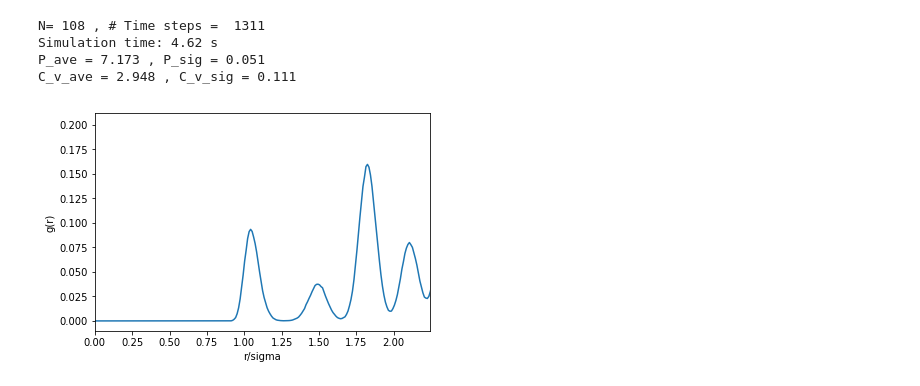
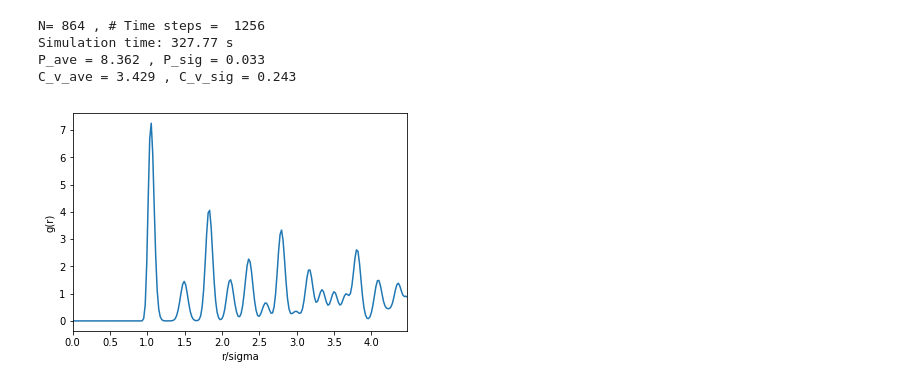
Before and after one commit to VHeusinkveld/Argon_Atom_Simulation-CP1, a Jupyter notebook: main_file.ipynb, the cells around one changed output. Cells and saved outputs as stored; diff of their text form; code cells hidden in the pictures.

```diff
--- a/main_file.ipynb
+++ b/main_file.ipynb
@@ -291,26 +290,31 @@ def pressure(trials, btstrp_seq, last_data_iteration, last_renorm_time, Sum_rF,
 # Configuration of the simulation
 
 # Parameters
-T = 0.8 # Kelvin /119.8
-density = 1.2
+T = 1 # Kelvin /119.8
+density = 0.8
 
 # Defining the geometry
-unit_power = 3                     # amount of cells alone 1 axis (drawn from 'xyz')
+unit_power = 8                     # amount of cells alone 1 axis (drawn from 'xyz')
 unit_cells = unit_power**3         # nubmer of cells in total
 N_unit = 4                         # 4 partciles per unit cell
 unit_size = (N_unit/density)**(1/3)
-L = unit_size*(unit_power)         # Box size
+L = unit_size*(unit_power)         # box size
 N = N_unit*unit_cells              # number of particles
-dim = 3                            # Dimensions of the problem, fcc should use 3D
+dim = 3                            # dimensions of the problem, fcc should use 3D
 
 lattice = "fcc"                    # fcc or random
 algorithm = "verlet"               # euler or velvet
 
 # Renormalization parameters
 conf_level = 1                    # amount of standard deviations from the average temperature
-inter_numb = 2                    # Number of interactions per particle
-renorm_count_max = 10             # Times that renorm function was called but no renorm was necesary (already correct T)
-equi_data = 1000                  # Datapoints wanted in equilibrium position
+inter_numb = 1                    # number of interactions per particle
+renorm_count_max = 20             # times that renorm function was called but no renorm was necesary (already correct T)
+equi_data = 1000                  # datapoints wanted in equilibrium position
+
+# Paircorrelatoin
+bin_resolution = 50
+bin_number = int(bin_resolution*L)
+bin_delta = (L-0)/bin_number
 
 # Bootstrap parameters
 trials = 100
@@ -320,7 +324,7 @@ import time
 start_time = time.time()
 
 delta_t = 4e-3
-t_max = 2000*delta_t
+t_max = 4000*delta_t
 
 t_range = np.arange(0, t_max, delta_t) # time steps
 x_init, v_init = particle_generator(lattice,L, N, dim)
@@ -332,11 +336,13 @@ delta_tot, r = particle_dist(L, N, x, dim)
 F_tot, U = pot_and_force(delta_tot, r, dim, N)
 
 # Initializing all necesary arrays and floats
-pos, differ, E_pot, C_v, E_kin, T_tot, N_inter, Sum_rF  = initialize_arrays(t_range, N, dim)
+pos, differ_bins, E_pot, E_kin, T_tot, N_inter, Sum_rF  = initialize_arrays(t_range, N, dim, bin_number)
 last_renorm_time = 0
 sum_past = 0
 N_inter_tot = 0
 renorm_count = 0
+
+bins = np.linspace(0,L,bin_number)
 
 for i, t in enumerate(t_range):
     E_kin[i], E_pot[i] = pot_calc(U, v)
@@ -362,7 +368,7 @@ for i, t in enumerate(t_range):
 
     pos[i, :, :] = x.transpose()                # used for animation
     Sum_rF[i] = np.sum(np.sum(x*F_tot, axis=0)) # used for pressure
-    differ[i,:,:] = r                           # used for pair correlation
+    differ_bins[i,:], bin_edges = np.histogram(r[r!=np.inf], bins) # used for pair correlation
 
     if renorm_count >= renorm_count_max and i - last_renorm_time > equi_data:
         '''Breaks if enough equilibrium data is aquired.'''
@@ -384,30 +390,26 @@ C_v_ave, C_v_sig = specific_heat(trials, btstrp_seq, last_data_iteration, last_r
 print('P_ave =', np.round(P_ave,3),',','P_sig =', np.round(P_sig,3))
 print('C_v_ave =', np.round(C_v_ave,3),',','C_v_sig =', np.round(C_v_sig,3))
 # %% [output]
-N= 108 , # Time steps =  1311
-Simulation time: 4.62 s
-P_ave = 7.173 , P_sig = 0.051
-C_v_ave = 2.948 , C_v_sig = 0.111
+N= 864 , # Time steps =  1256
+Simulation time: 327.77 s
+P_ave = 8.362 , P_sig = 0.033
+C_v_ave = 3.429 , C_v_sig = 0.243
 # %%
-# auto correlation
+# pair correlation
 pair_cor_trials = 1
 btstrp_seq = btstrp_rnd_gen(pair_cor_trials, last_data_iteration, last_renorm_time)
-
-bin_number = int(100*L)
 hist_tot = np.zeros(bin_number-1,dtype=int)
 for j in range(pair_cor_trials):
-    diff_subset = differ[btstrp_seq[j]]
-    hist, bin_edges = np.histogram(diff_subset[diff_subset!=np.inf], bins = np.linspace(0,L,bin_number))
-    hist_tot += hist
+    hist_tot = differ_bins[btstrp_seq[j]].sum(axis=0)/(last_data_iteration-last_renorm_time)
 
-hist_tot = hist_tot/trials/(N*(N-1))
-plt.plot(bin_edges[:-1],hist_tot)
+hist_tot = (2*L**3/(N*(N-1)))*hist_tot/(4*np.pi*bin_delta*(bins[1:]-bin_delta/2)**2)/pair_cor_trials/2
+plt.plot(bin_edges[1:]-bin_delta/2,hist_tot)
 plt.xlim([0,L/2])
 plt.ylabel('g(r)')
 plt.xlabel('r/sigma')
 plt.show()
 # %% [output]
-[figure, old version]
+[figure, new version]
 # %%
 # Plotting of energy and temperature
 
```
Also changed, not shown: parts of 4 cells of this notebook.
